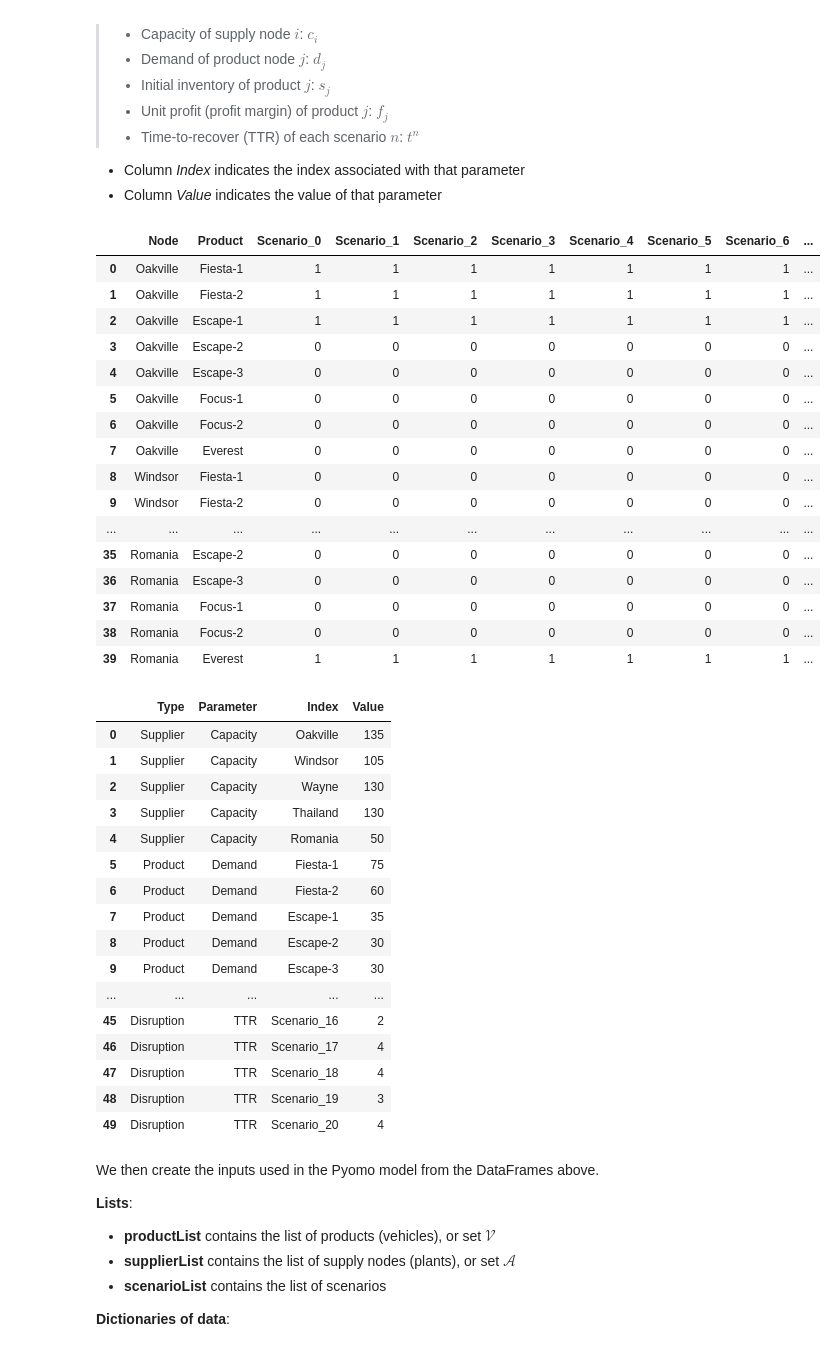
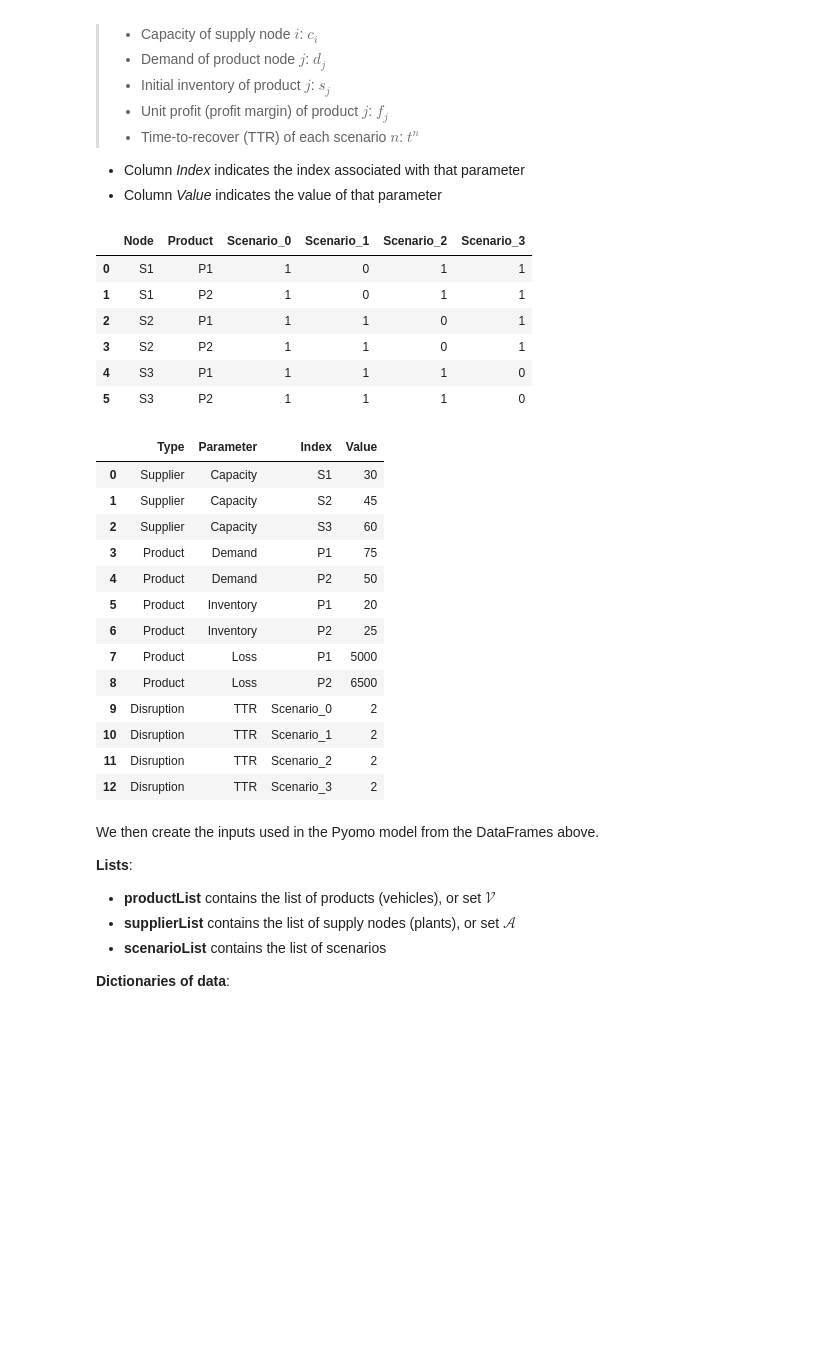
Before and after one commit to acedesci/scanalytics, a Jupyter notebook: S11_disruption_management/S11_Module1A_Disruption_Cost_Script.ipynb, the cells around one changed output. Cells and saved outputs as stored; diff of their text form; code cells hidden in the pictures; blank space fills up the shorter version.

```diff
--- a/S11_disruption_management/S11_Module1A_Disruption_Cost_Script.ipynb
+++ b/S11_disruption_management/S11_Module1A_Disruption_Cost_Script.ipynb
@@ -60,63 +60,50 @@ Meanwhile, the DataFrame **inputParameters** contains a set of parameters as fol
 # %%
 import pandas
 from pyomo.environ import *
 
 # Problem 1 (small scale, one configuration)
 urlParameters = 'https://raw.githubusercontent.com/acedesci/scanalytics/master/S11_disruption_management/inputParameters_Prob1.csv'
 urlScenario  = 'https://raw.githubusercontent.com/acedesci/scanalytics/master/S11_disruption_management/inputScenarios_Prob1.csv'
 
 # Problem 2 (large scale, 3 possible SC configurations - A, B and C)
-urlParameters = 'https://raw.githubusercontent.com/acedesci/scanalytics/master/S11_disruption_management/inputParameters_Prob2.csv'
+# urlParameters = 'https://raw.githubusercontent.com/acedesci/scanalytics/master/S11_disruption_management/inputParameters_Prob2.csv'
 
 # Here are the scenarios under each configuration. The analysis could be done for one SC configuration at a time so only choose one url among them.
 # urlScenario  = 'https://raw.githubusercontent.com/acedesci/scanalytics/master/S11_disruption_management/inputScenarios_Prob2_Config_A.csv'
-urlScenario  = 'https://raw.githubusercontent.com/acedesci/scanalytics/master/S11_disruption_management/inputScenarios_Prob2_Config_B.csv'
+# urlScenario  = 'https://raw.githubusercontent.com/acedesci/scanalytics/master/S11_disruption_management/inputScenarios_Prob2_Config_B.csv'
 # urlScenario  = 'https://raw.githubusercontent.com/acedesci/scanalytics/master/S11_disruption_management/inputScenarios_Prob2_Config_C.csv'
 
 # read CSV files
 inputScenarios = pandas.read_csv(urlScenario)
 inputParameters = pandas.read_csv(urlParameters)
 
 # Just in case you want to see the loaded DataFrames, you can display or print them
 # (display gives a more beautiful output for DataFrame)
 from IPython.display import display
 display(inputScenarios)
 display(inputParameters)
 # %% [output]
-|  | Node | Product | Scenario_0 | Scenario_1 | Scenario_2 | Scenario_3 | Scenario_4 | Scenario_5 | Scenario_6 | ... |
-| 0 | Oakville | Fiesta-1 | 1 | 1 | 1 | 1 | 1 | 1 | 1 | ... |
-| 1 | Oakville | Fiesta-2 | 1 | 1 | 1 | 1 | 1 | 1 | 1 | ... |
-| 2 | Oakville | Escape-1 | 1 | 1 | 1 | 1 | 1 | 1 | 1 | ... |
-| 3 | Oakville | Escape-2 | 0 | 0 | 0 | 0 | 0 | 0 | 0 | ... |
-| 4 | Oakville | Escape-3 | 0 | 0 | 0 | 0 | 0 | 0 | 0 | ... |
-| 5 | Oakville | Focus-1 | 0 | 0 | 0 | 0 | 0 | 0 | 0 | ... |
-| 6 | Oakville | Focus-2 | 0 | 0 | 0 | 0 | 0 | 0 | 0 | ... |
-| 7 | Oakville | Everest | 0 | 0 | 0 | 0 | 0 | 0 | 0 | ... |
-| 8 | Windsor | Fiesta-1 | 0 | 0 | 0 | 0 | 0 | 0 | 0 | ... |
-| 9 | Windsor | Fiesta-2 | 0 | 0 | 0 | 0 | 0 | 0 | 0 | ... |
-| ... | ... | ... | ... | ... | ... | ... | ... | ... | ... | ... |
-| 35 | Romania | Escape-2 | 0 | 0 | 0 | 0 | 0 | 0 | 0 | ... |
-| 36 | Romania | Escape-3 | 0 | 0 | 0 | 0 | 0 | 0 | 0 | ... |
-| 37 | Romania | Focus-1 | 0 | 0 | 0 | 0 | 0 | 0 | 0 | ... |
-| 38 | Romania | Focus-2 | 0 | 0 | 0 | 0 | 0 | 0 | 0 | ... |
-| 39 | Romania | Everest | 1 | 1 | 1 | 1 | 1 | 1 | 1 | ... |
+|  | Node | Product | Scenario_0 | Scenario_1 | Scenario_2 | Scenario_3 |
+| 0 | S1 | P1 | 1 | 0 | 1 | 1 |
+| 1 | S1 | P2 | 1 | 0 | 1 | 1 |
+| 2 | S2 | P1 | 1 | 1 | 0 | 1 |
+| 3 | S2 | P2 | 1 | 1 | 0 | 1 |
+| 4 | S3 | P1 | 1 | 1 | 1 | 0 |
+| 5 | S3 | P2 | 1 | 1 | 1 | 0 |
 |  | Type | Parameter | Index | Value |
-| 0 | Supplier | Capacity | Oakville | 135 |
-| 1 | Supplier | Capacity | Windsor | 105 |
-| 2 | Supplier | Capacity | Wayne | 130 |
-| 3 | Supplier | Capacity | Thailand | 130 |
-| 4 | Supplier | Capacity | Romania | 50 |
-| 5 | Product | Demand | Fiesta-1 | 75 |
-| 6 | Product | Demand | Fiesta-2 | 60 |
-| 7 | Product | Demand | Escape-1 | 35 |
-| 8 | Product | Demand | Escape-2 | 30 |
-| 9 | Product | Demand | Escape-3 | 30 |
-| ... | ... | ... | ... | ... |
-| 45 | Disruption | TTR | Scenario_16 | 2 |
-| 46 | Disruption | TTR | Scenario_17 | 4 |
-| 47 | Disruption | TTR | Scenario_18 | 4 |
-| 48 | Disruption | TTR | Scenario_19 | 3 |
-| 49 | Disruption | TTR | Scenario_20 | 4 |
+| 0 | Supplier | Capacity | S1 | 30 |
+| 1 | Supplier | Capacity | S2 | 45 |
+| 2 | Supplier | Capacity | S3 | 60 |
+| 3 | Product | Demand | P1 | 75 |
+| 4 | Product | Demand | P2 | 50 |
+| 5 | Product | Inventory | P1 | 20 |
+| 6 | Product | Inventory | P2 | 25 |
+| 7 | Product | Loss | P1 | 5000 |
+| 8 | Product | Loss | P2 | 6500 |
+| 9 | Disruption | TTR | Scenario_0 | 2 |
+| 10 | Disruption | TTR | Scenario_1 | 2 |
+| 11 | Disruption | TTR | Scenario_2 | 2 |
+| 12 | Disruption | TTR | Scenario_3 | 2 |
 # %% [markdown]
 
 We then create the inputs used in the Pyomo model from the DataFrames above.
```
Also changed, not shown: parts of 4 cells of this notebook.
